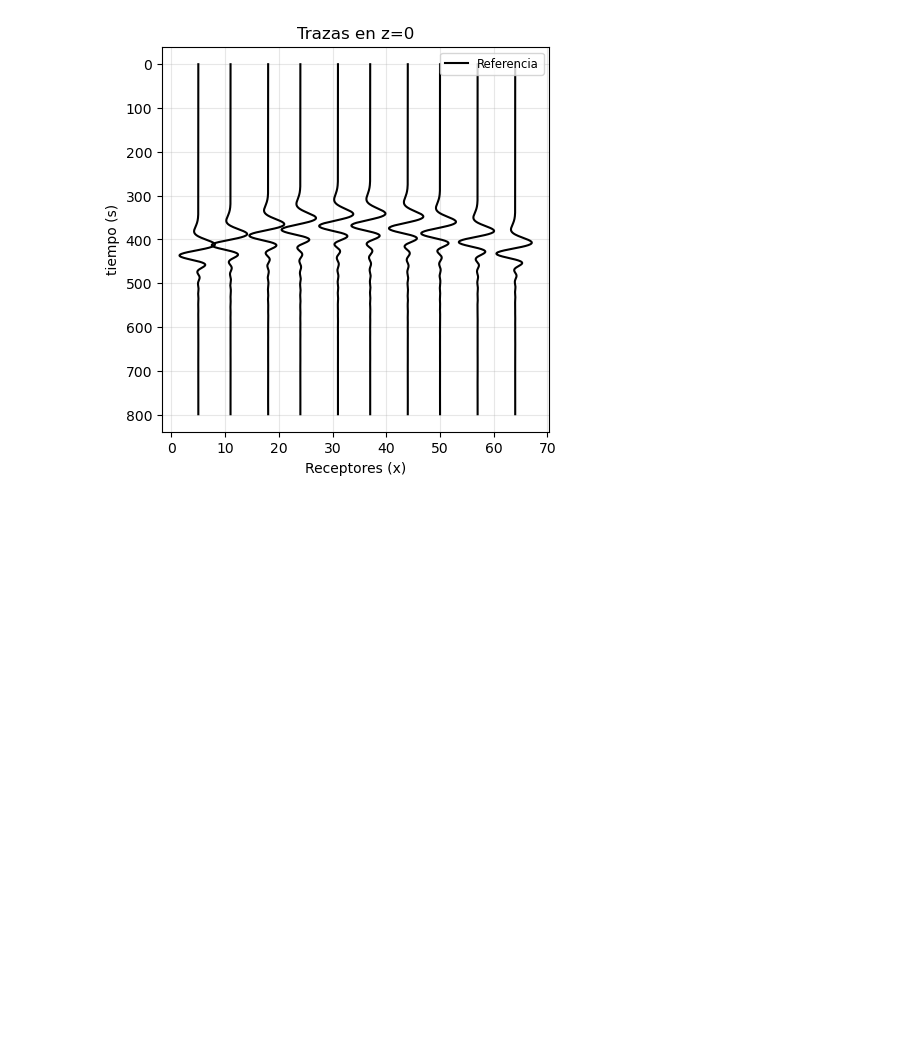
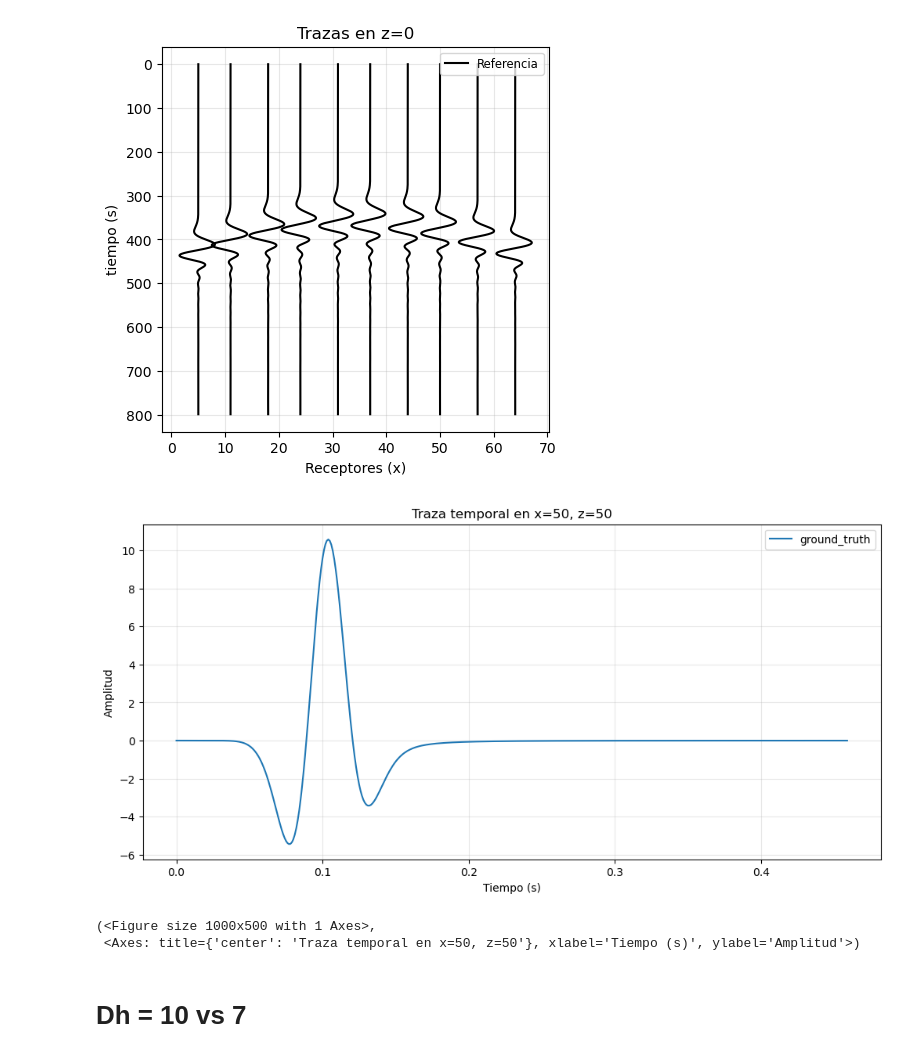
Before and after one commit to Konat23/DeepONet_AWP, a Jupyter notebook: src/01_propagator/data_review.ipynb, the cells around one changed output. Drawn from its saved outputs; the diff is of its cells as text; code cells hidden in the pictures; blank space fills up the shorter version.

```diff
--- a/src/01_propagator/data_review.ipynb
+++ b/src/01_propagator/data_review.ipynb
@@ -96,3 +100,11 @@ plot_x_z_t_slices(wave_n, x,z, t, delta_h=10, delta_t=0.001, Title=f"Model {n}")
 plot_traces_vertical(wave_n, z_index=z)
 # %% [output]
 [figure]
+# %%
+plot_single_trace(wave_n, x_index=50, z_index=50, delta_t=0.001, legend="DF")
+# %% [output]
+[figure, added]
+(<Figure size 1000x500 with 1 Axes>,
+ <Axes: title={'center': 'Traza temporal en x=50, z=50'}, xlabel='Tiempo (s)', ylabel='Amplitud'>)
+# %% [markdown]
+# Dh = 10 vs 7
```
Also changed, not shown: parts of 9 cells of this notebook, 8 other files.
